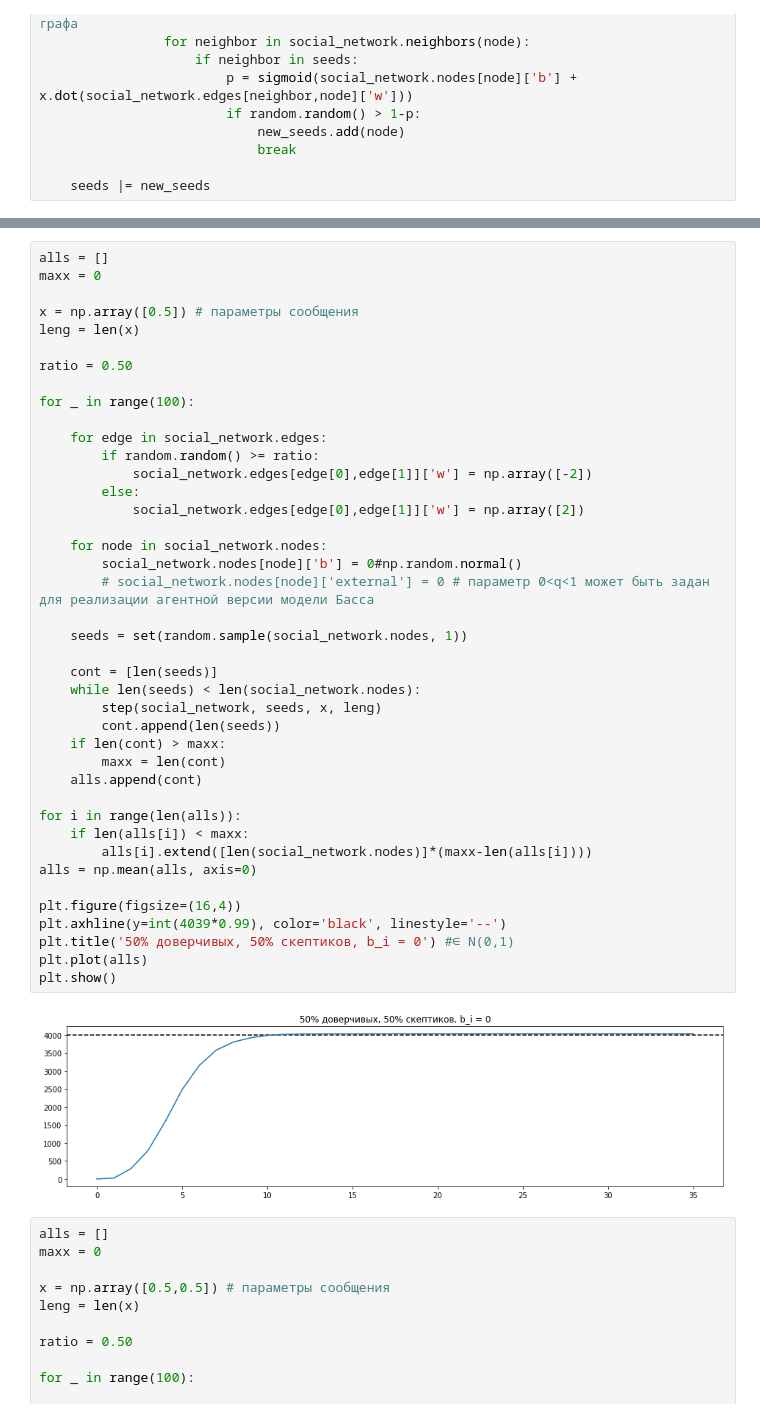
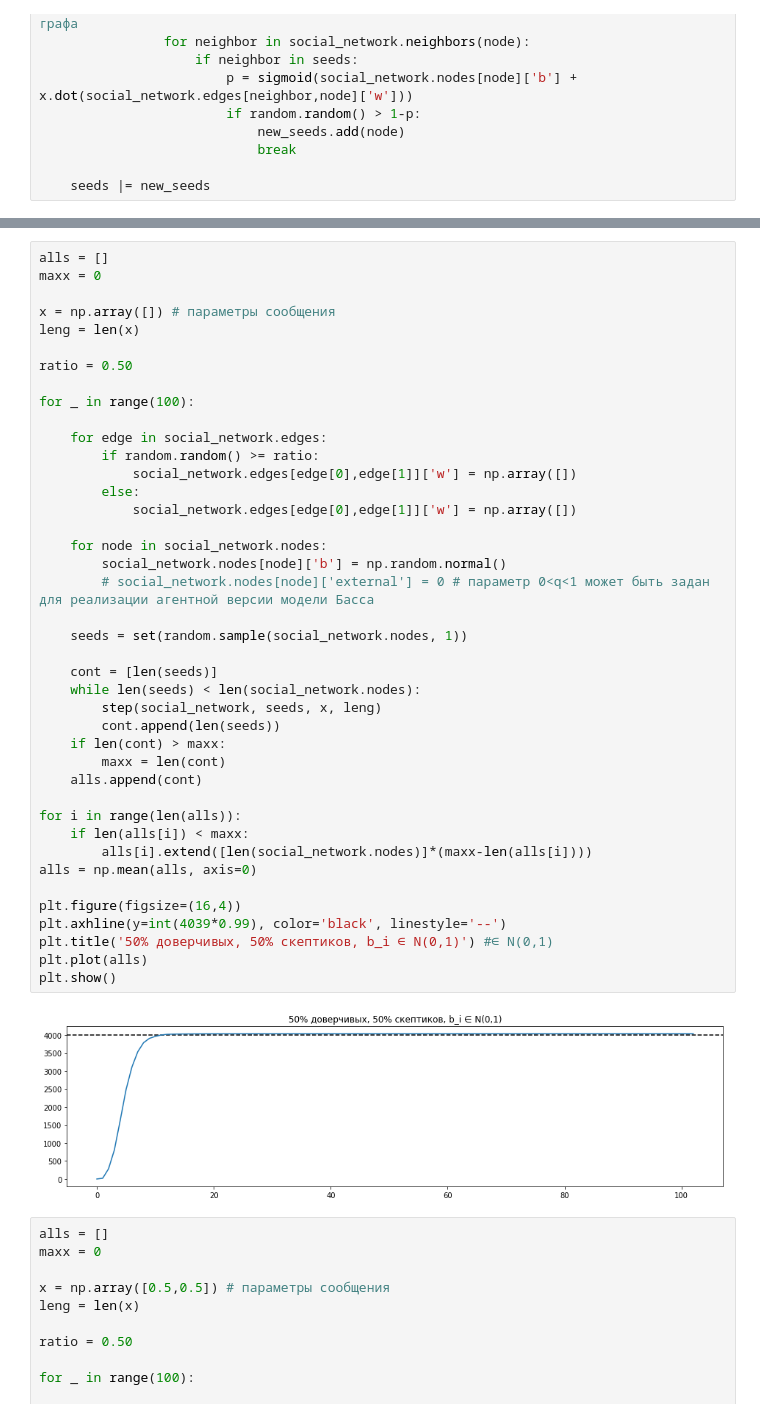
Before and after one commit to MitPitt/coursework, a Jupyter notebook: Social_Network.ipynb, the cells around one changed output, grey strips where cells are left out. Cells and saved outputs as stored; diff of their text form.

```diff
--- a/Social_Network.ipynb
+++ b/Social_Network.ipynb
@@ -109,45 +109,45 @@ nx.draw_networkx(social_network, pos, nodelist = seeds, node_color = 'r', with_l
 alls = []
 maxx = 0
 
-x = np.array([0.5]) # параметры сообщения
+x = np.array([]) # параметры сообщения
 leng = len(x)
 
 ratio = 0.50
 
 for _ in range(100):
 
     for edge in social_network.edges:
         if random.random() >= ratio:
-            social_network.edges[edge[0],edge[1]]['w'] = np.array([-2])
+            social_network.edges[edge[0],edge[1]]['w'] = np.array([])
         else:
-            social_network.edges[edge[0],edge[1]]['w'] = np.array([2])
+            social_network.edges[edge[0],edge[1]]['w'] = np.array([])
 
     for node in social_network.nodes:
-        social_network.nodes[node]['b'] = 0#np.random.normal()
+        social_network.nodes[node]['b'] = np.random.normal()
         # social_network.nodes[node]['external'] = 0 # параметр 0<q<1 может быть задан для реализации агентной версии модели Басса
 
     seeds = set(random.sample(social_network.nodes, 1))
 
     cont = [len(seeds)]
     while len(seeds) < len(social_network.nodes):
         step(social_network, seeds, x, leng)
         cont.append(len(seeds))
     if len(cont) > maxx:
         maxx = len(cont)
     alls.append(cont)
 
 for i in range(len(alls)):
     if len(alls[i]) < maxx:
         alls[i].extend([len(social_network.nodes)]*(maxx-len(alls[i])))
 alls = np.mean(alls, axis=0)
 
 plt.figure(figsize=(16,4))
 plt.axhline(y=int(4039*0.99), color='black', linestyle='--')
-plt.title('50% доверчивых, 50% скептиков, b_i = 0') #∈ N(0,1)
+plt.title('50% доверчивых, 50% скептиков, b_i ∈ N(0,1)') #∈ N(0,1)
 plt.plot(alls)
 plt.show()
 # %% [output]
-[figure, old version]
+[figure, new version]
 # %%
 alls = []
 maxx = 0
```
Also changed, not shown: parts of 7 cells of this notebook.
